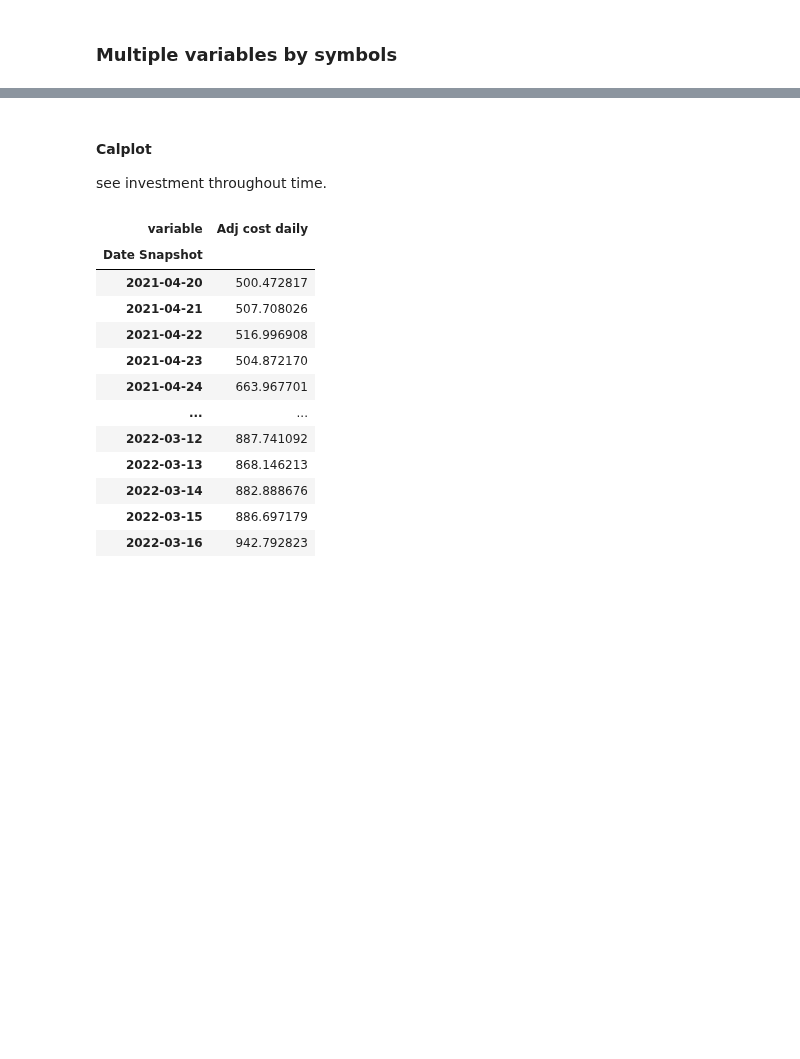
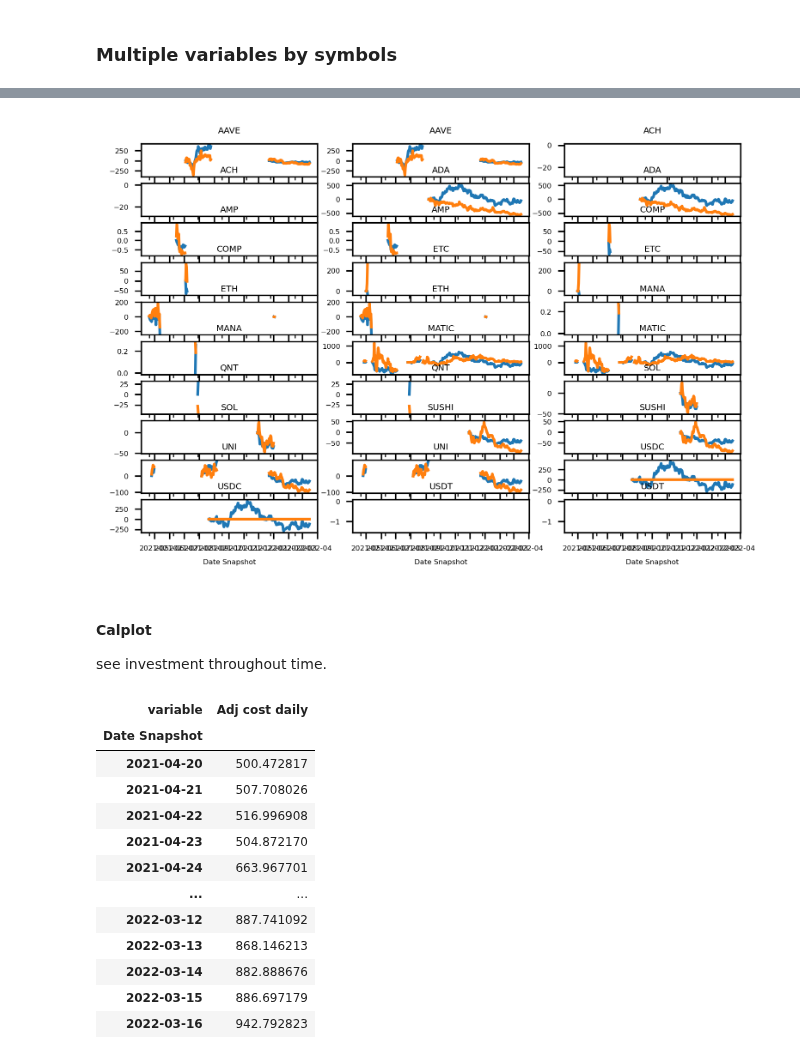
Before and after one commit to giocaizzi/surfingcrypto, a Jupyter notebook: notebooks/portfolio.ipynb, the cells around one changed output, grey strips where cells are left out. Drawn from its saved outputs; the diff is of its cells as text; code cells hidden in the pictures; blank space fills up the shorter version.

```diff
--- a/notebooks/portfolio.ipynb
+++ b/notebooks/portfolio.ipynb
@@ -248,3 +283,18 @@ t.daily_grouped_metrics(
+# %%
+uniqs=t.daily_grouped_metrics(
+    combined_df, ["Benchmark Gain / (Loss)","Stock Gain / (Loss)"],
+    by_symbol=True
+    ).columns.get_level_values(1)
+plt.rcParams.update({'font.size': 4})
+f,axes=plt.subplots(ncols=3,nrows=len(uniqs)//3+len(uniqs)%3,dpi=300,sharex=True)
+for coin,ax in zip(uniqs,axes.flatten()):
+    t.daily_grouped_metrics(
+    combined_df, ["Benchmark Gain / (Loss)","Stock Gain / (Loss)"],
+    by_symbol=True
+    )[("value",coin)].plot(ax=ax,legend=False)
+    ax.set_title(coin)
+# %% [output]
+[figure, added]
 # %% [markdown]
 #### Calplot
 
```
Also changed, not shown: parts of 10 cells of this notebook, 1 other file.
